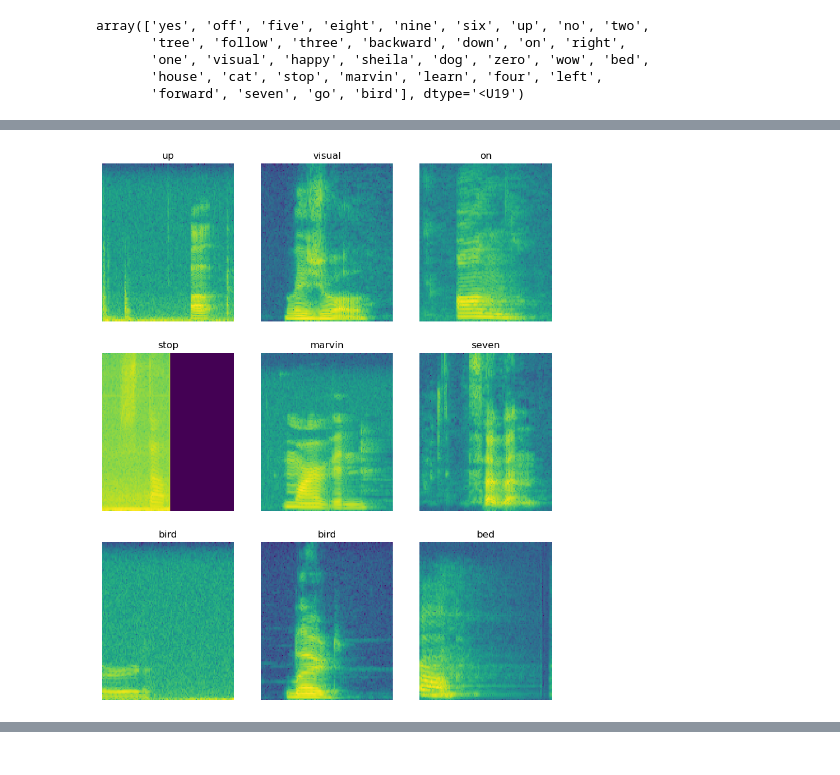
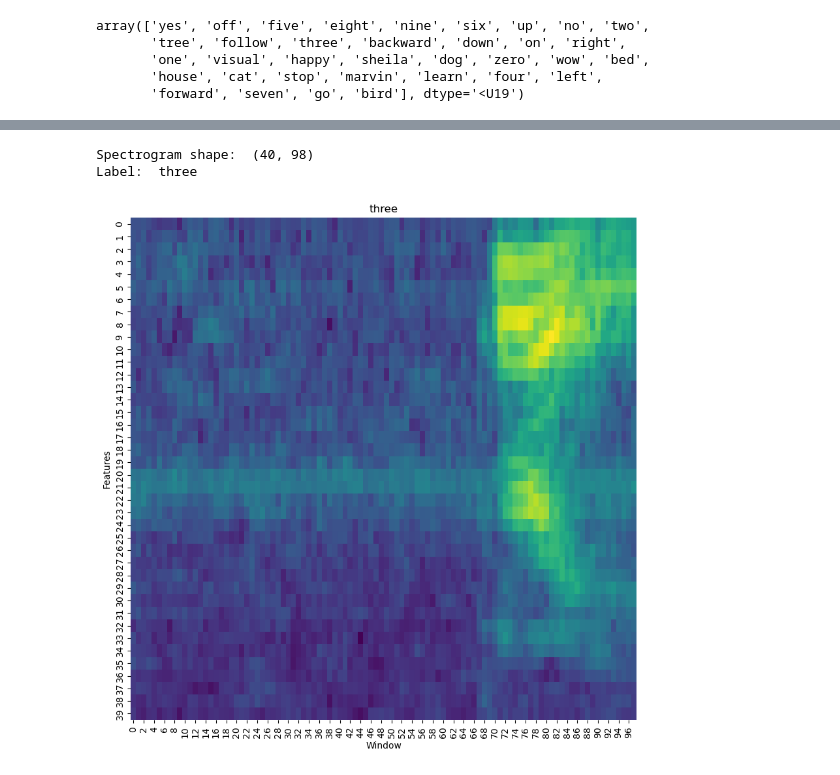
Before and after one commit to aidinattar/AudioKWS, a Jupyter notebook: examples.ipynb, the cells around one changed output, grey strips where cells are left out. Drawn from its saved outputs; the diff is of its cells as text; code cells hidden in the pictures.

Commit message:
update examples

```diff
--- a/examples.ipynb
+++ b/examples.ipynb
@@ -162,5 +149,0 @@ Spectrogram shape: (124, 129, 1)
-# %%
-data.get_spectrogram_ds()
-data.plot_spectrogram_example()
-# %% [output]
-[figure, removed]
@@ -171,0 +152,10 @@ model = cnn_one_tstride8(inputs=data, loss='sparse_categorical_crossentropy', op
+# %%
+import matplotlib.pyplot as plt
+
+for i, (spectrogram, label) in enumerate(train_spectrograms.take(1)):
+  print('Spectrogram shape: ', spectrogram.numpy().shape)
+  print('Label: ', visual.commands[label.numpy()])
+  fig, axes = plt.subplots(1, figsize=(10, 10))
+  plot_features(spectrogram.numpy(), axes)
+  axes.set_title(visual.commands[label.numpy()])
+# %% [output]
@@ -171,0 +166,3 @@ model = cnn_one_tstride8(inputs=data, loss='sparse_categorical_crossentropy', op
+Spectrogram shape:  (40, 98)
+Label:  three
+[figure, added]
```
Also changed, not shown: parts of 43 cells of this notebook.
